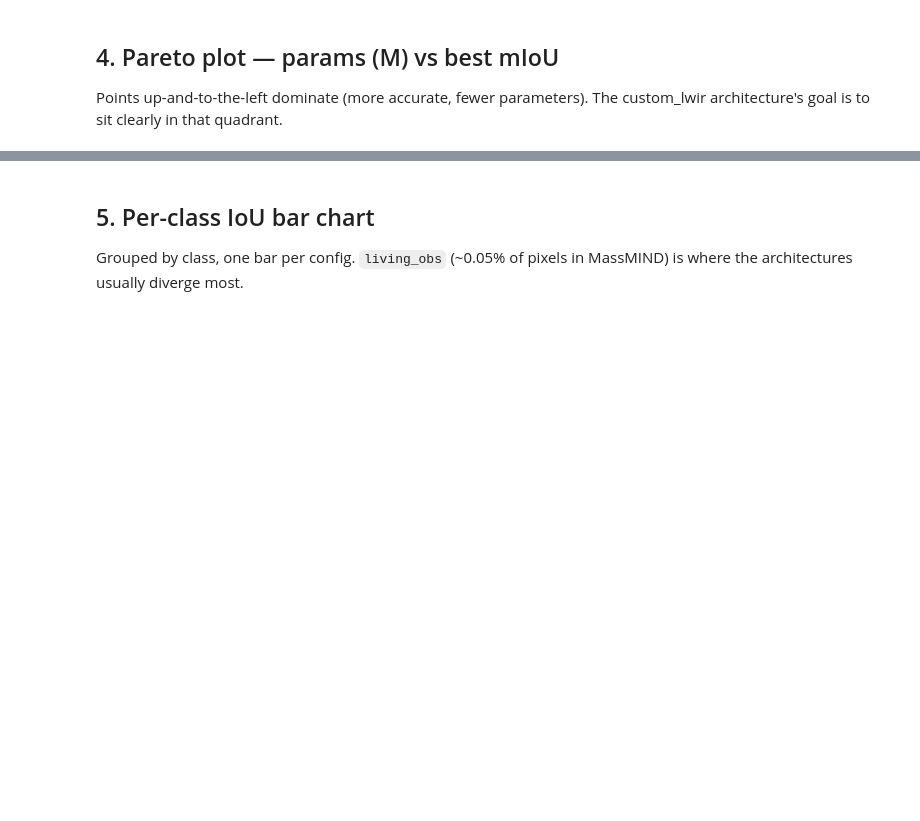
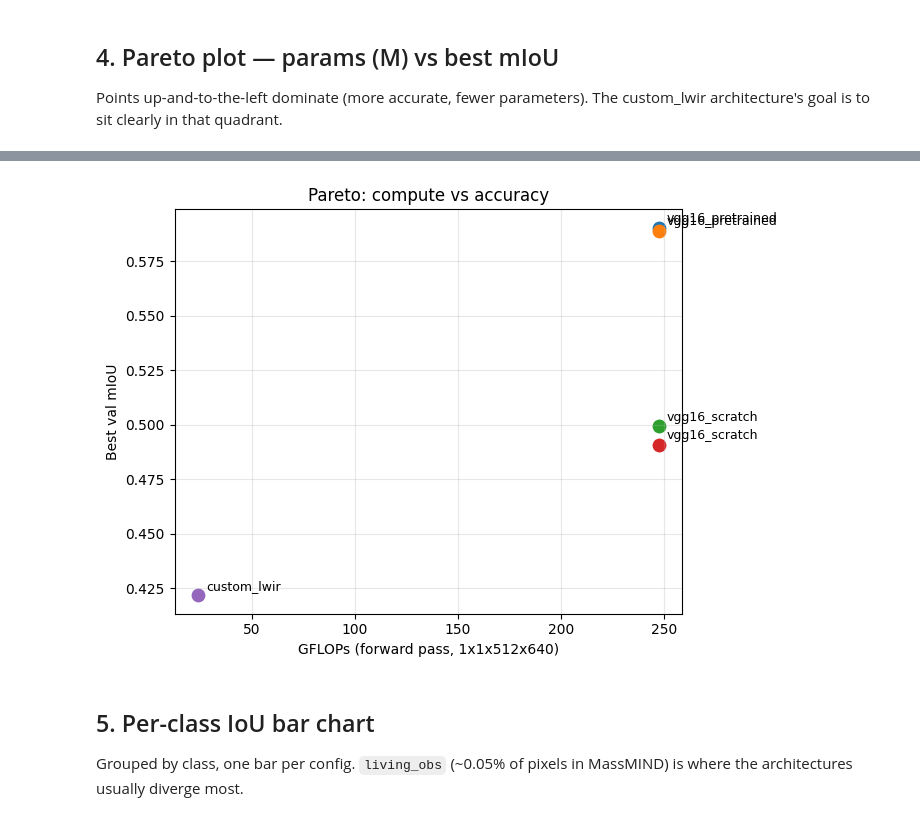
Before and after one commit to whothemann/massmind-segmentation, a Jupyter notebook: notebooks/05_analysis.ipynb, the cells around one changed output, grey strips where cells are left out. Cells and saved outputs as stored; diff of their text form; code cells hidden in the pictures; blank space fills up the shorter version.

```diff
--- a/notebooks/05_analysis.ipynb
+++ b/notebooks/05_analysis.ipynb
@@ -127,14 +156,15 @@ for r in runs:
         continue
     best = df.loc[df['mIoU'].idxmax()]
     try:
-        params_m = param_count_for(r['config'])
+        params_m, gflops = params_and_flops_for(r['config'])
     except Exception as e:
-        print(f'  {r["label"]}: param count unavailable ({e})')
-        params_m = float('nan')
+        print(f'  {r["label"]}: params/FLOPs unavailable ({e})')
+        params_m, gflops = float('nan'), float('nan')
     row = {
         'config':       r['label'],
         'name':         r['name'],
         'params_M':     round(params_m, 2),
+        'gflops':       round(gflops, 2),
         'best_mIoU':    round(float(best['mIoU']), 4),
         'best_epoch':   int(best['epoch']),
         'train_time_min': round(df['elapsed_s'].sum() / 60.0, 1),
@@ -175,3 +223,19 @@ plt.show()
+# %%
+fig, ax = plt.subplots(figsize=(7, 5))
+for _, row in table.iterrows():
+    ax.scatter(row['gflops'], row['best_mIoU'], s=80)
+    ax.annotate(row['config'], (row['gflops'], row['best_mIoU']),
+                xytext=(6, 4), textcoords='offset points', fontsize=9)
+ax.set_xlabel('GFLOPs (forward pass, 1x1x512x640)')
+ax.set_ylabel('Best val mIoU')
+ax.set_title('Pareto: compute vs accuracy')
+ax.grid(alpha=0.3)
+fig.tight_layout()
+for ext in ('png', 'pdf'):
+    fig.savefig(ANALYSIS_DIR / f'pareto_flops.{ext}', dpi=150)
+plt.show()
+# %% [output]
+[figure, added]
 # %% [markdown]
 ## 5. Per-class IoU bar chart
 
```
Also changed, not shown: parts of 9 cells of this notebook, 4 other files.
